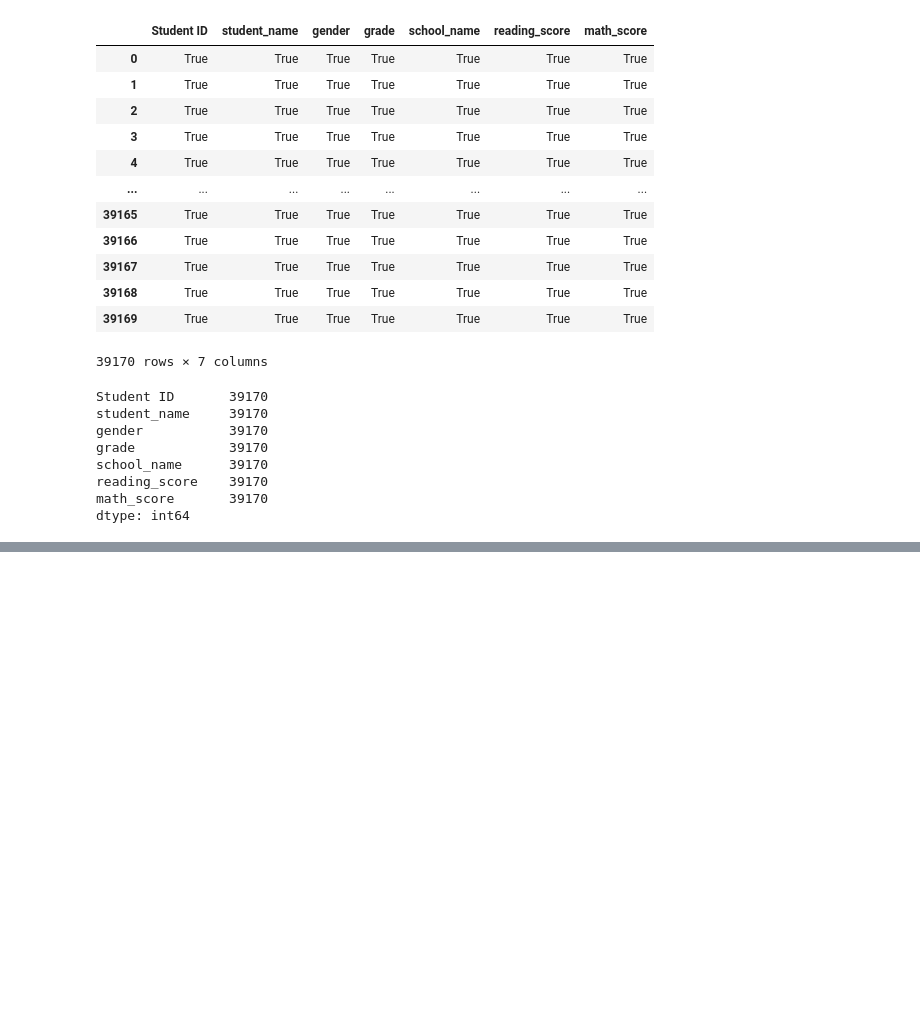
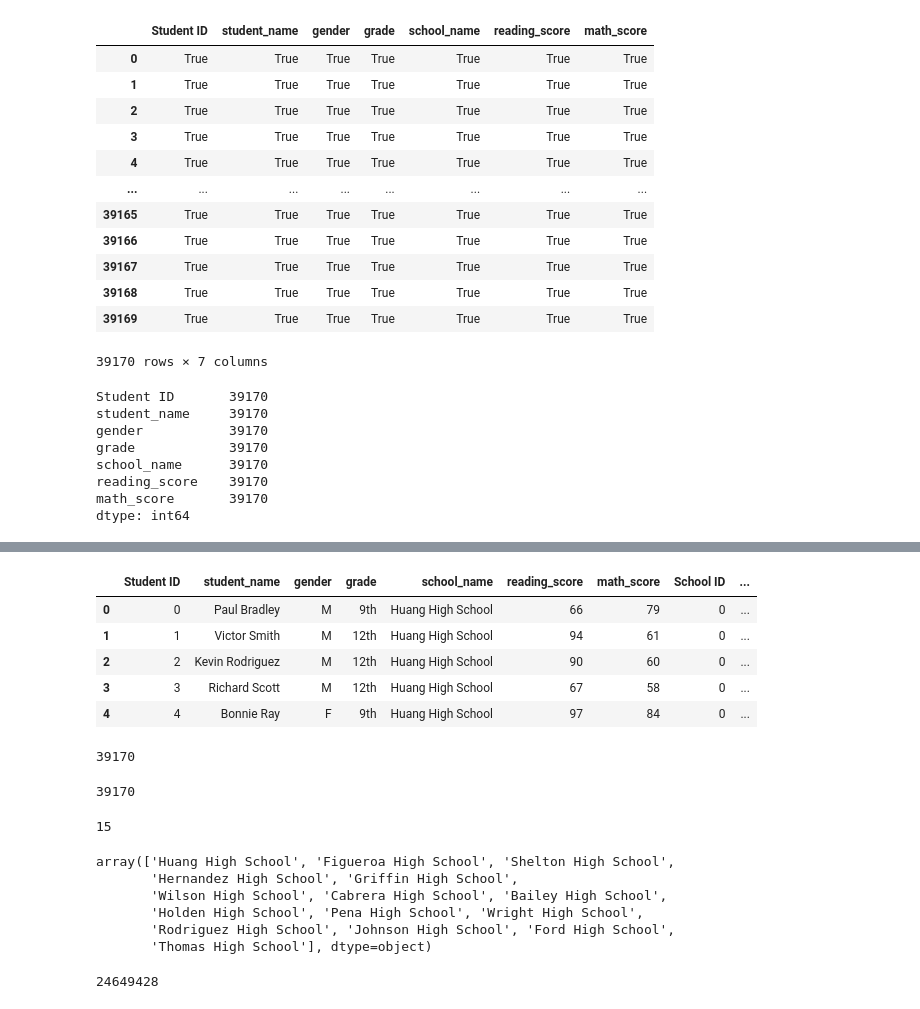
Before and after one commit to Ha-Duong-88/School_District_Analysis, a Jupyter notebook: PyCitySchools.ipynb, the cells around one changed output, grey strips where cells are left out. Drawn from its saved outputs; the diff is of its cells as text; code cells hidden in the pictures; blank space fills up the shorter version.

Commit message:
district summary complete.

```diff
--- a/PyCitySchools.ipynb
+++ b/PyCitySchools.ipynb
@@ -238,0 +290,38 @@ for word in prefixes_suffixes:
+# %%
+# 4.7.1 - Merge DataFrame
+# Create a new DataFrame for the merged DaraFrames called school_data_complete_df
+# The new DataFrame is created as a result of merging DataFrames #2 school_data_df
+# which is the "right" DataFrame, into DataFrame #1
+# student_data_df, which is the "left" DataFrame.
+# "left" and "right" DataFranes reflect the order they appear inside the parentheses.
+
+# Combine the data into a single dataset.
+school_data_complete_df = pd.merge(student_data_df, school_data_df, on=["school_name", "school_name"])
+school_data_complete_df.head()
+# %% [output]
+|  | Student ID | student_name | gender | grade | school_name | reading_score | math_score | School ID | ... |
+| 0 | 0 | Paul Bradley | M | 9th | Huang High School | 66 | 79 | 0 | ... |
+| 1 | 1 | Victor Smith | M | 12th | Huang High School | 94 | 61 | 0 | ... |
+| 2 | 2 | Kevin Rodriguez | M | 12th | Huang High School | 90 | 60 | 0 | ... |
+| 3 | 3 | Richard Scott | M | 12th | Huang High School | 67 | 58 | 0 | ... |
+| 4 | 4 | Bonnie Ray | F | 9th | Huang High School | 97 | 84 | 0 | ... |
+# %%
+# 4.7.2 - Get the Number of Students
+# Now get the total number of students in the school district now that you
+# have merged the DataFrames (above)
+# Add the count() method to the school_data_complete_df
+# Get the total number of students.
+student_count = school_data_complete_df["Student ID"].count()
+student_count
+
+# Note - we can choose any one of the columns and get the student count using the following format:
+# school_data_complete_df[column].count()
+# %% [output]
+39170
+# %%
+# 4.7.2 - Get the Number of Students (cont'd from above)
+# To assign the "student_count" to a column that identifies with students, we will use the "Student ID" column.
+# Get the total number of students
+school_data_complete_df["Student ID"].count()
+# %% [output]
+39170
@@ -238,0 +332,36 @@ for word in prefixes_suffixes:
+# %%
+# 4.7.3
+# There are 2 wasy to get the number of schools
+# One is to the schoold_data_df and assign a variable to one of the columns
+# in the DataFrame like this
+# Calculate the total number of schools.
+school_count = school_data_df["school_name"].count()
+school_count
+# %% [output]
+15
+# %%
+# 4.7.3
+# There are 2 wasy to get the number of schools
+# Another way is first need to get the unique items in the ["school_name"]
+# column is by using the unique() method. Can't use the count() method on school_data_complete_df["school_name"]
+# because this would give us value of 39,170 bc we are using student_ID
+# Calculate the total number of schools
+school_count_2 = school_data_complete_df["school_name"].unique()
+school_count_2
+# %% [output]
+array(['Huang High School', 'Figueroa High School', 'Shelton High School',
+       'Hernandez High School', 'Griffin High School',
+       'Wilson High School', 'Cabrera High School', 'Bailey High School',
+       'Holden High School', 'Pena High School', 'Wright High School',
+       'Rodriguez High School', 'Johnson High School', 'Ford High School',
+       'Thomas High School'], dtype=object)
+# %%
+# 4.7.4 - Get the Total Budget
+# Look at the school_data_complete_df
+# Use the sum() method on the school_data_df["budget"] column and NOT
+# on the school_data_complete_df["budget"] column
+# Calculate the total budget.
+total_budget = school_data_df["budget"].sum()
+total_budget
+# %% [output]
+24649428
```
Also changed, not shown: parts of 45 cells of this notebook, 8 other files.
